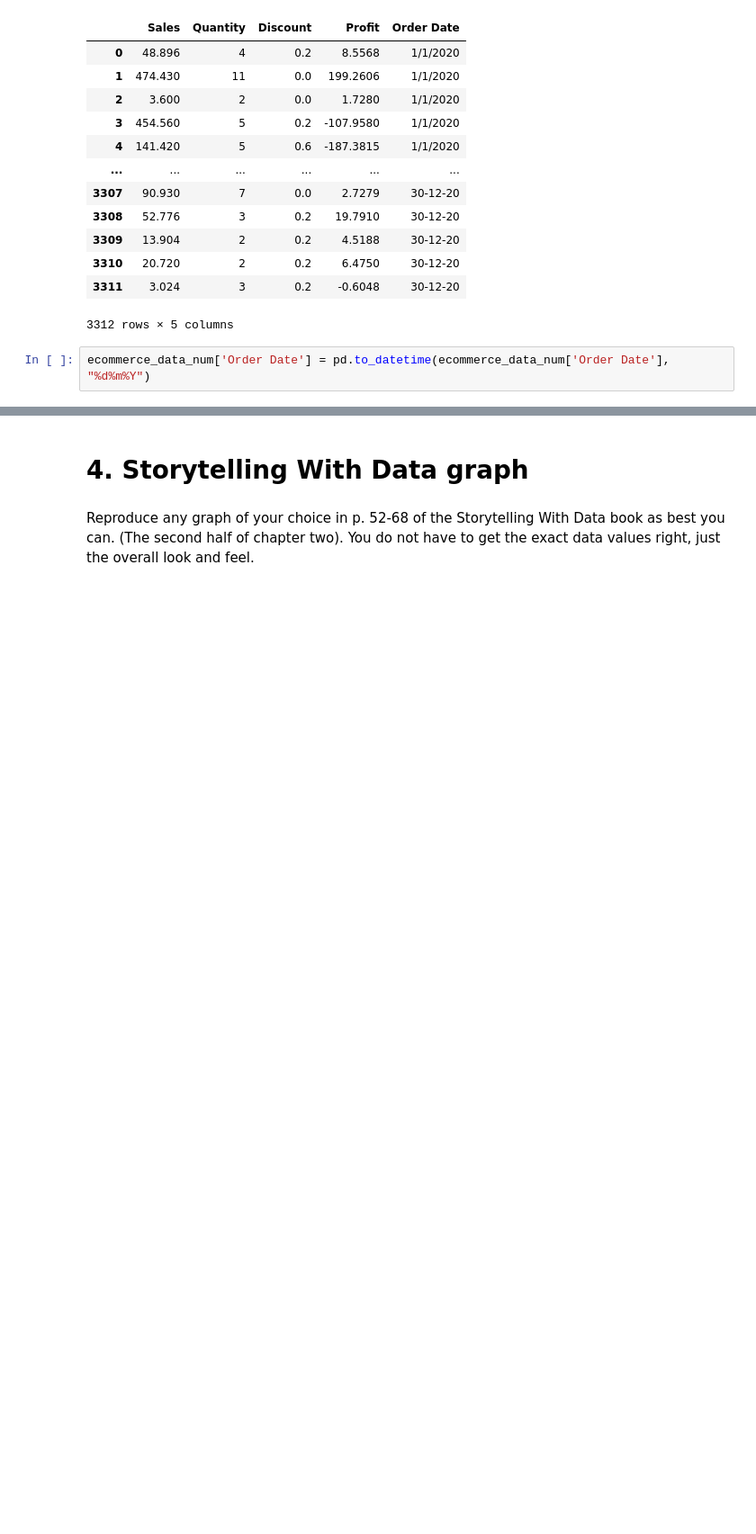
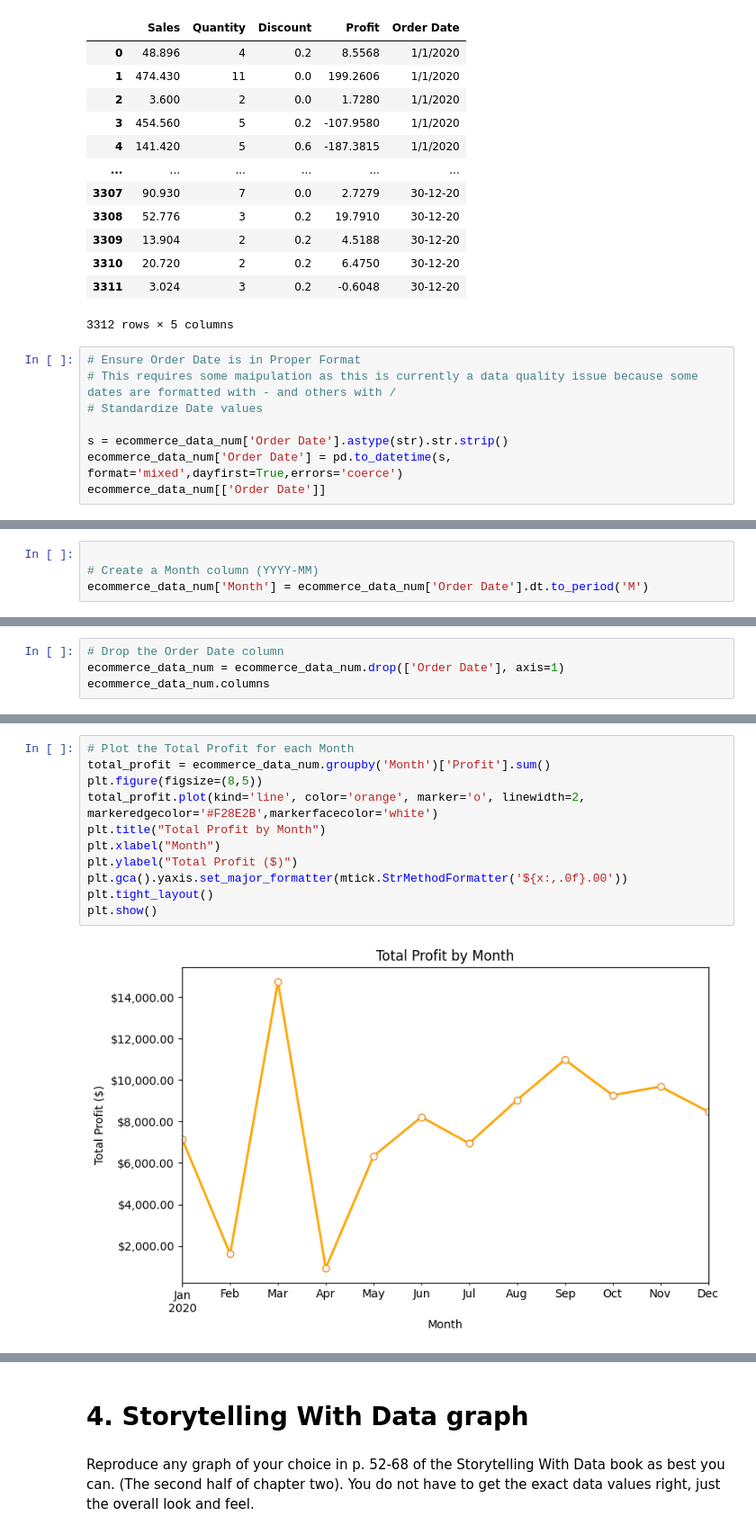
Before and after one commit to Haleymussary00/Module-B-semester-2, a Jupyter notebook: Week4.ipynb, the cells around one changed output, grey strips where cells are left out. Shown at 90% size. Saved outputs shown, nothing was run; the diff lists cells and outputs as text; blank space fills up the shorter version.

```diff
--- a/Week4.ipynb
+++ b/Week4.ipynb
@@ -481,5 +482,11 @@ ecommerce_data_num
 | 3311 | 3.024 | 3 | 0.2 | -0.6048 | 30-12-20 |
 3312 rows × 5 columns
 # %%
-ecommerce_data_num['Order Date'] = pd.to_datetime(ecommerce_data_num['Order Date'], "%d%m%Y")
+# Ensure Order Date is in Proper Format
+# This requires some maipulation as this is currently a data quality issue because some dates are formatted with - and others with /
+# Standardize Date values
+
+s = ecommerce_data_num['Order Date'].astype(str).str.strip()
+ecommerce_data_num['Order Date'] = pd.to_datetime(s, format='mixed',dayfirst=True,errors='coerce')
+ecommerce_data_num[['Order Date']]
 # %% [output]
@@ -486,0 +513,4 @@ AssertionError:
+# %%
+
+# Create a Month column (YYYY-MM)
+ecommerce_data_num['Month'] = ecommerce_data_num['Order Date'].dt.to_period('M')
@@ -486,0 +524,4 @@ AssertionError:
+# %%
+# Drop the Order Date column
+ecommerce_data_num = ecommerce_data_num.drop(['Order Date'], axis=1)
+ecommerce_data_num.columns
@@ -486,0 +604,13 @@ AssertionError:
+# %%
+# Plot the Total Profit for each Month
+total_profit = ecommerce_data_num.groupby('Month')['Profit'].sum()
+plt.figure(figsize=(8,5))
+total_profit.plot(kind='line', color='orange', marker='o', linewidth=2, markeredgecolor='#F28E2B',markerfacecolor='white')
+plt.title("Total Profit by Month")
+plt.xlabel("Month")
+plt.ylabel("Total Profit ($)")
+plt.gca().yaxis.set_major_formatter(mtick.StrMethodFormatter('${x:,.0f}.00'))
+plt.tight_layout()
+plt.show()
+# %% [output]
+[figure, added]
```
Also changed, not shown: parts of 12 cells of this notebook.
